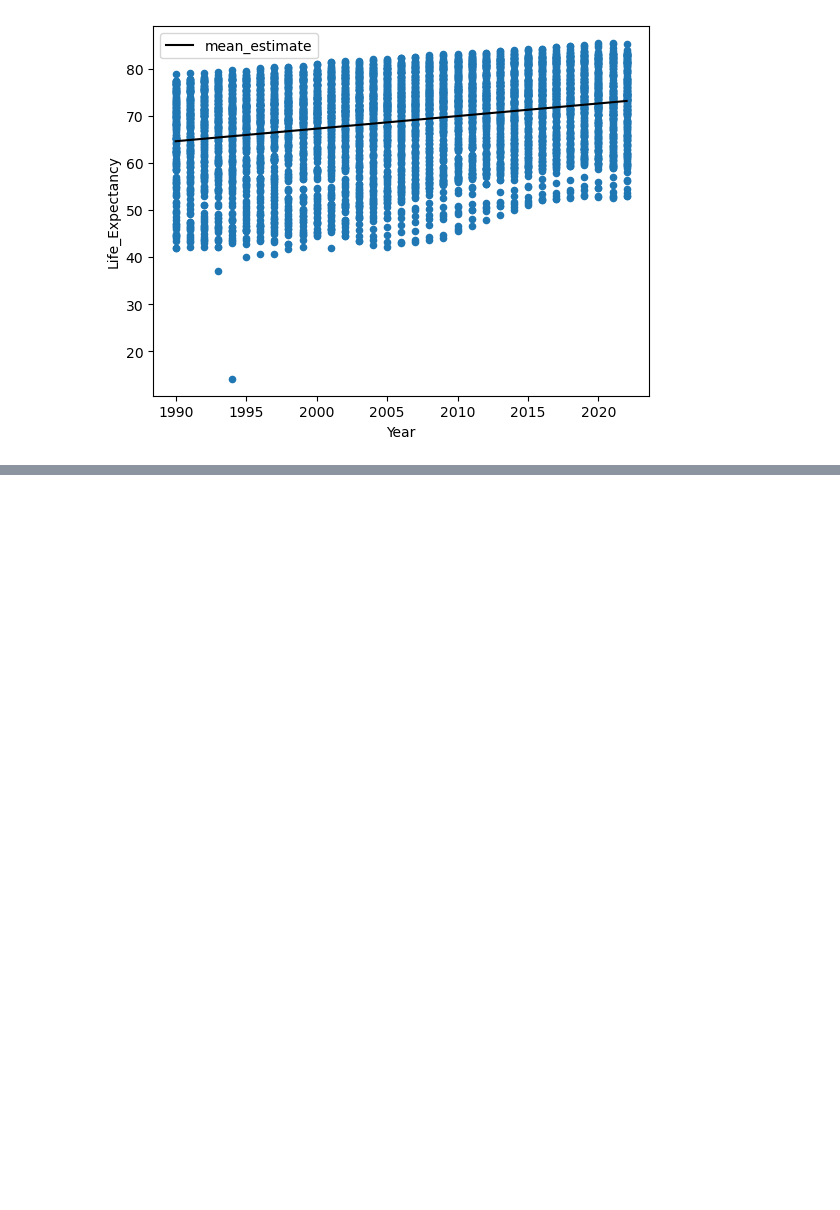
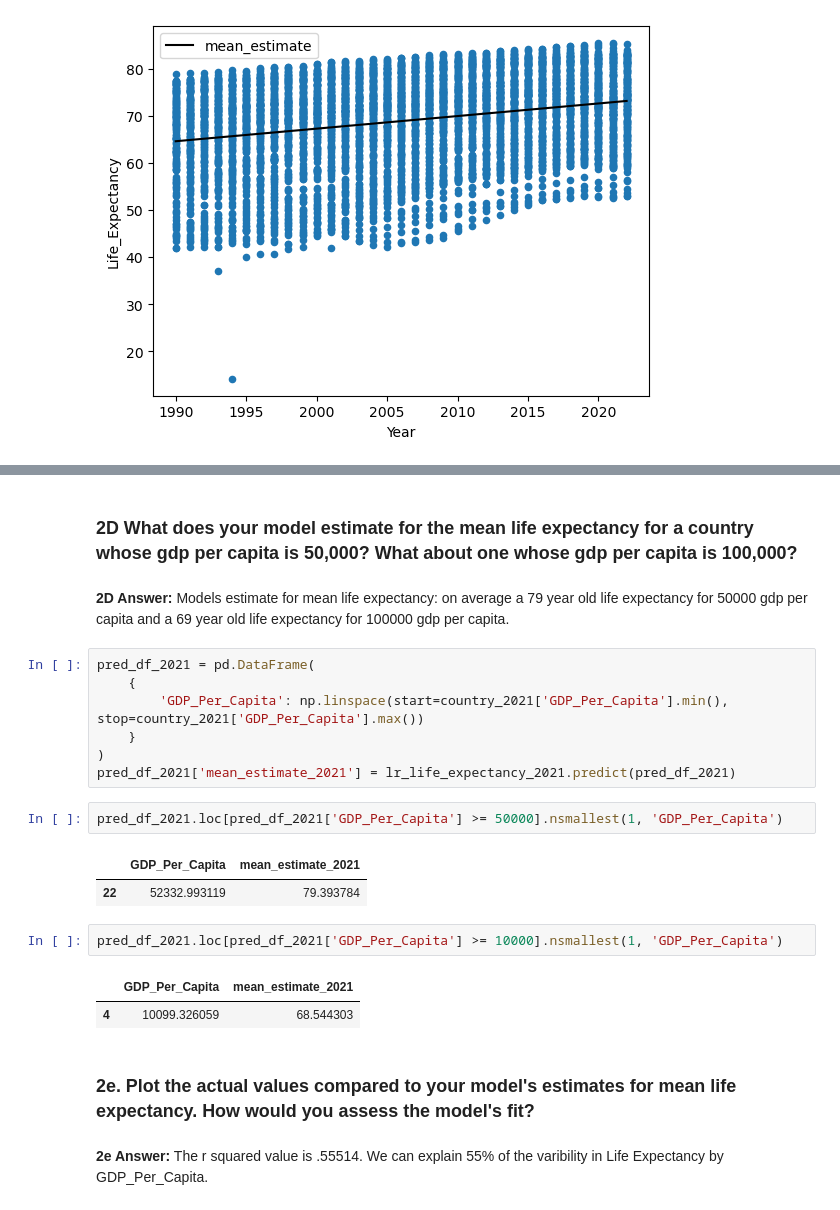
Before and after one commit to nss-data-science-cohort-8/un-linear-regression-BillyBrothers, a Jupyter notebook: notebooks/un_linear_regression.ipynb, the cells around one changed output, grey strips where cells are left out. Saved outputs shown, nothing was run; the diff lists cells and outputs as text; blank space fills up the shorter version.

```diff
--- a/notebooks/un_linear_regression.ipynb
+++ b/notebooks/un_linear_regression.ipynb
@@ -118,0 +166,25 @@ Notes:
+# %% [markdown]
+### 2D What does your model estimate for the mean life expectancy for a country whose gdp per capita is 50,000? What about one whose gdp per capita is 100,000?
+# %% [markdown]
+**2D Answer:** Models estimate for mean life expectancy: on average a 79 year old life expectancy for 50000 gdp per capita and a 69 year old life expectancy for 100000 gdp per capita.
+# %%
+pred_df_2021 = pd.DataFrame(
+    {
+        'GDP_Per_Capita': np.linspace(start=country_2021['GDP_Per_Capita'].min(), stop=country_2021['GDP_Per_Capita'].max())
+    }
+)
+pred_df_2021['mean_estimate_2021'] = lr_life_expectancy_2021.predict(pred_df_2021)
+# %%
+pred_df_2021.loc[pred_df_2021['GDP_Per_Capita'] >= 50000].nsmallest(1, 'GDP_Per_Capita')
+# %% [output]
+|  | GDP_Per_Capita | mean_estimate_2021 |
+| 22 | 52332.993119 | 79.393784 |
+# %%
+pred_df_2021.loc[pred_df_2021['GDP_Per_Capita'] >= 10000].nsmallest(1, 'GDP_Per_Capita')
+# %% [output]
+|  | GDP_Per_Capita | mean_estimate_2021 |
+| 4 | 10099.326059 | 68.544303 |
+# %% [markdown]
+### 2e. Plot the actual values compared to your model's estimates for mean life expectancy. How would you assess the model's fit?
+# %% [markdown]
+**2e Answer:** The r squared value is .55514. We can explain 55% of the varibility in Life Expectancy by GDP_Per_Capita.
```
Also changed, not shown: parts of 23 cells of this notebook.
